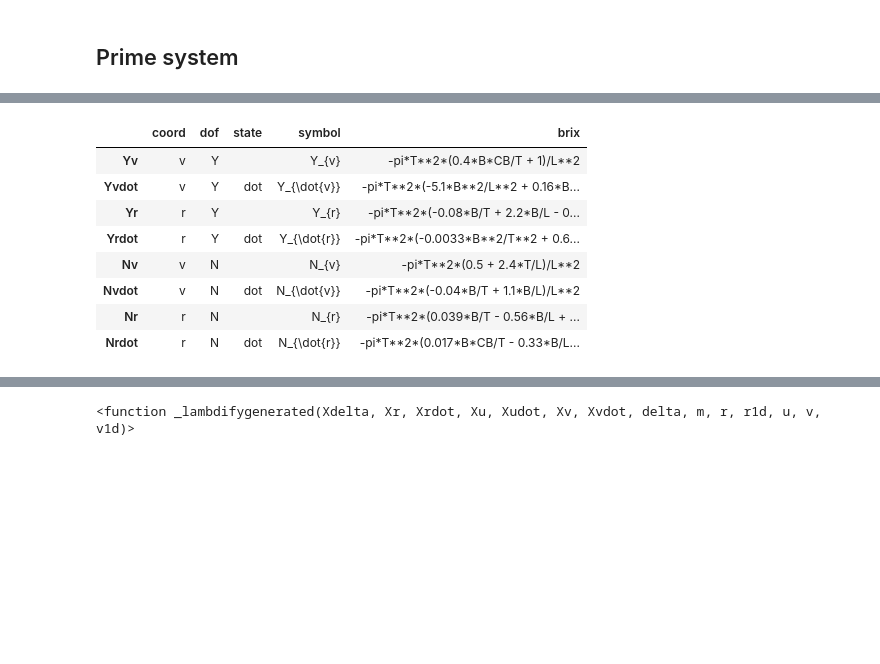
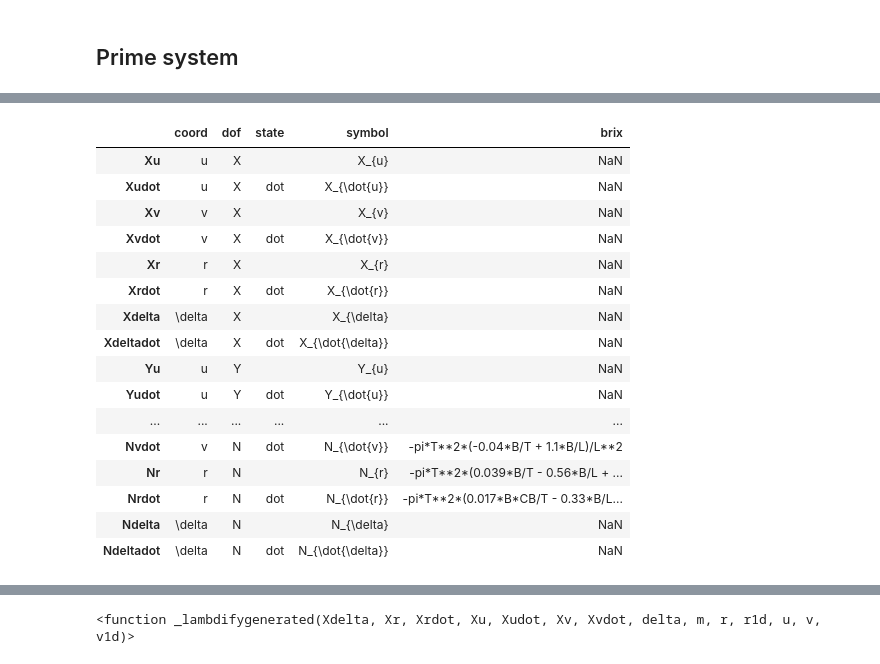
Before and after one commit to martinlarsalbert/VesselManoeuvringModels, a Jupyter notebook: notebooks/06.01_linear_VMM.ipynb, the cells around one changed output, grey strips where cells are left out. Cells and saved outputs as stored; diff of their text form; code cells hidden in the pictures; blank space fills up the shorter version.

```diff
--- a/notebooks/06.01_linear_VMM.ipynb
+++ b/notebooks/06.01_linear_VMM.ipynb
@@ -222,16 +235,24 @@ df_ship_parameters
 # %%
 mask = df_parameters['brix'].notnull()
-df_parameters.loc
+df_parameters
 # %% [output]
 |  | coord | dof | state | symbol | brix |
-| Yv | v | Y |  | Y_{v} | -pi*T**2*(0.4*B*CB/T + 1)/L**2 |
-| Yvdot | v | Y | dot | Y_{\dot{v}} | -pi*T**2*(-5.1*B**2/L**2 + 0.16*B... |
-| Yr | r | Y |  | Y_{r} | -pi*T**2*(-0.08*B/T + 2.2*B/L - 0... |
-| Yrdot | r | Y | dot | Y_{\dot{r}} | -pi*T**2*(-0.0033*B**2/T**2 + 0.6... |
-| Nv | v | N |  | N_{v} | -pi*T**2*(0.5 + 2.4*T/L)/L**2 |
+| Xu | u | X |  | X_{u} | NaN |
+| Xudot | u | X | dot | X_{\dot{u}} | NaN |
+| Xv | v | X |  | X_{v} | NaN |
+| Xvdot | v | X | dot | X_{\dot{v}} | NaN |
+| Xr | r | X |  | X_{r} | NaN |
+| Xrdot | r | X | dot | X_{\dot{r}} | NaN |
+| Xdelta | \delta | X |  | X_{\delta} | NaN |
+| Xdeltadot | \delta | X | dot | X_{\dot{\delta}} | NaN |
+| Yu | u | Y |  | Y_{u} | NaN |
+| Yudot | u | Y | dot | Y_{\dot{u}} | NaN |
+| ... | ... | ... | ... | ... | ... |
 | Nvdot | v | N | dot | N_{\dot{v}} | -pi*T**2*(-0.04*B/T + 1.1*B/L)/L**2 |
 | Nr | r | N |  | N_{r} | -pi*T**2*(0.039*B/T - 0.56*B/L + ... |
 | Nrdot | r | N | dot | N_{\dot{r}} | -pi*T**2*(0.017*B*CB/T - 0.33*B/L... |
+| Ndelta | \delta | N |  | N_{\delta} | NaN |
+| Ndeltadot | \delta | N | dot | N_{\dot{\delta}} | NaN |
 # %%
 df_parameters['brix_lambda'] = df_parameters.loc[mask,'brix'].apply(lambdify)
 # %%
```
Also changed, not shown: parts of 12 cells of this notebook.
